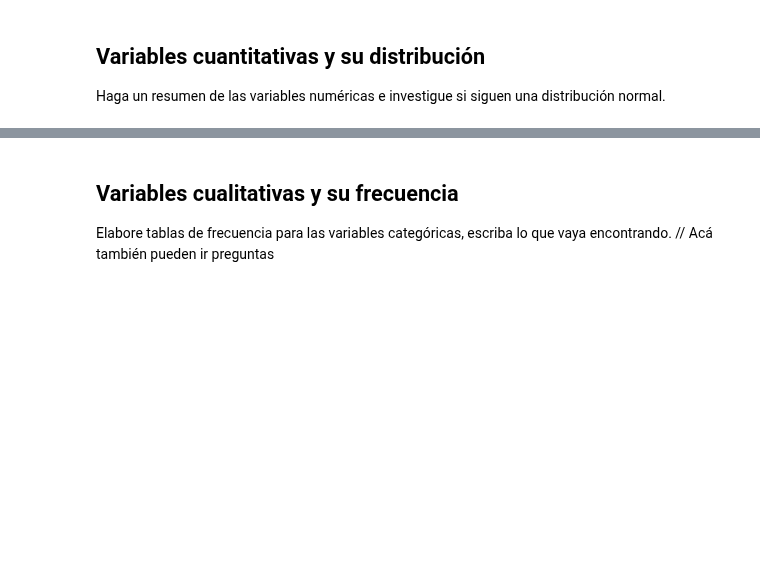
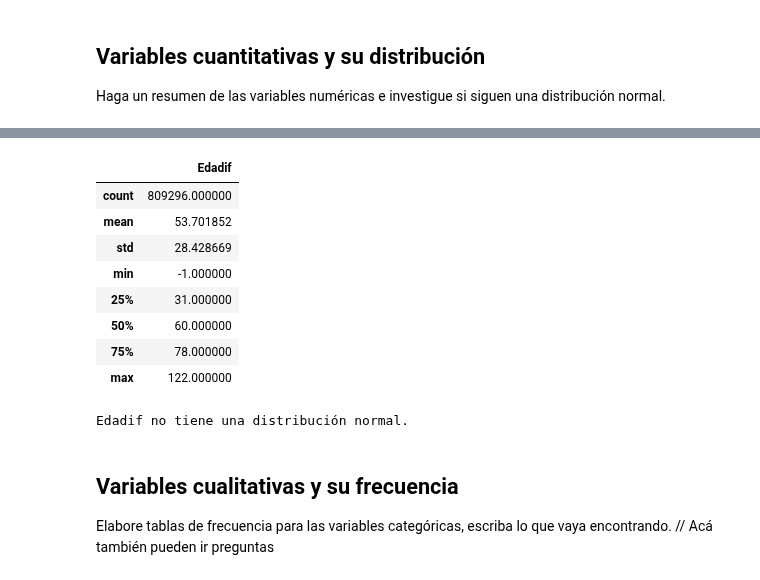
Before and after one commit to Orlando19943/Proyecto1-DM, a Jupyter notebook: project.ipynb, the cells around one changed output, grey strips where cells are left out. Drawn from its saved outputs; the diff is of its cells as text; code cells hidden in the pictures; blank space fills up the shorter version.

```diff
--- a/project.ipynb
+++ b/project.ipynb
@@ -126,3 +162,23 @@ Haga un resumen de las variables numéricas e investigue si siguen una distribuc
+# %%
+clean_cuantitative.describe()
+# %% [output]
+|  | Edadif |
+| count | 809296.000000 |
+| mean | 53.701852 |
+| std | 28.428669 |
+| min | -1.000000 |
+| 25% | 31.000000 |
+| 50% | 60.000000 |
+| 75% | 78.000000 |
+| max | 122.000000 |
+# %%
+for col in cuantitative:
+    if is_normal(clean_cuantitative[col]):
+        print(f'{col} tiene una distribución normal.')
+    else:
+        print(f'{col} no tiene una distribución normal.')
+# %% [output]
+Edadif no tiene una distribución normal.
 # %% [markdown]
 ## Variables cualitativas y su frecuencia
 Elabore tablas de frecuencia para las variables categóricas, escriba lo que vaya encontrando.
```
Also changed, not shown: parts of 3 cells of this notebook.
